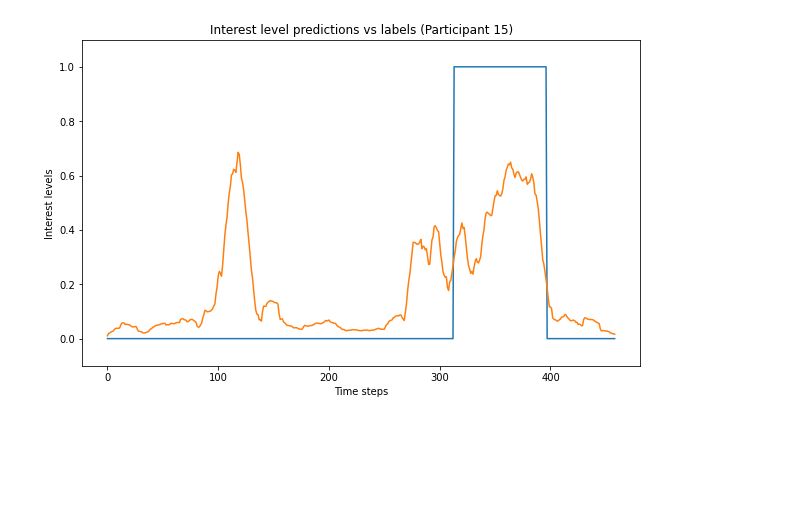
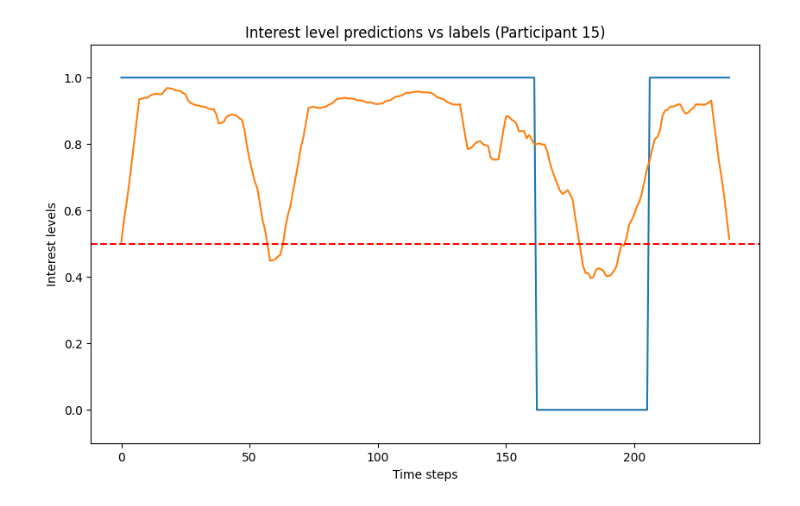
Before and after one commit to ramon284/Interest-predictor, a Jupyter notebook: zpredict.ipynb, the cells around one changed output. Drawn from its saved outputs; the diff is of its cells as text; code cells hidden in the pictures; blank space fills up the shorter version.

```diff
--- a/zpredict.ipynb
+++ b/zpredict.ipynb
@@ -139,7 +192,6 @@ dataframes_test = []
 chunkBool = True
 chunk_size = 25
 
-
 if chunkBool:
     for filename in train_filenames:
         finalcount = checkForFullYes(filename)
@@ -156,6 +208,9 @@ if chunkBool:
         dataframes_test.append(chunked_df)
 else:
     for filename in train_filenames:
+        finalcount = checkForFullYes(filename)
+        if finalcount == 0:
+            continue
         df = pd.read_csv(filename)
         preprocessed_df = preprocess(df)
         dataframes_train.append(preprocessed_df)
@@ -539,31 +546,31 @@ def smooth_data(data, window_size, method='average'):
         raise ValueError(f"Unknown method: {method}")
     return smoothed_data
 # %%
-temptest = "finaldata_500/15.csv"
+temptest = "finaldata_250/15.csv"
 
 chunked_df = preprocess_and_chunk(temptest, chunk_size)
 otherDF = chunked_df.copy(deep=True)
 otherDF = otherDF.drop(columns=['Label', 'Frame'])
 otherDF = otherDF.fillna(otherDF.median())
 y_pred_proba = svm_clf.predict_proba(otherDF)
 
 temp = []
 for x in y_pred_proba:
     temp.append(x[1])
 temp = smooth_data(temp, 15)
 
 import matplotlib.pyplot as plt
 
 plt.figure(figsize=(10,6))
 plt.plot(chunked_df.index, chunked_df['Label'])
 plt.plot(range(len(temp)), temp, label='temp')
-#plt.axhline(0.5, color='r', linestyle='--', label='Threshold')
+plt.axhline(0.5, color='r', linestyle='--', label='Threshold')
 
 
 plt.xlabel('Time steps')
 plt.ylabel('Interest levels')
 plt.title('Interest level predictions vs labels (Participant 15)')
 plt.ylim([-0.1, 1.1])  # this ensures that the y-axis is scaled appropriately for binary data
 plt.show()
 # %% [output]
-[figure, old version]
+[figure, new version]
```
Also changed, not shown: parts of 14 cells of this notebook.
